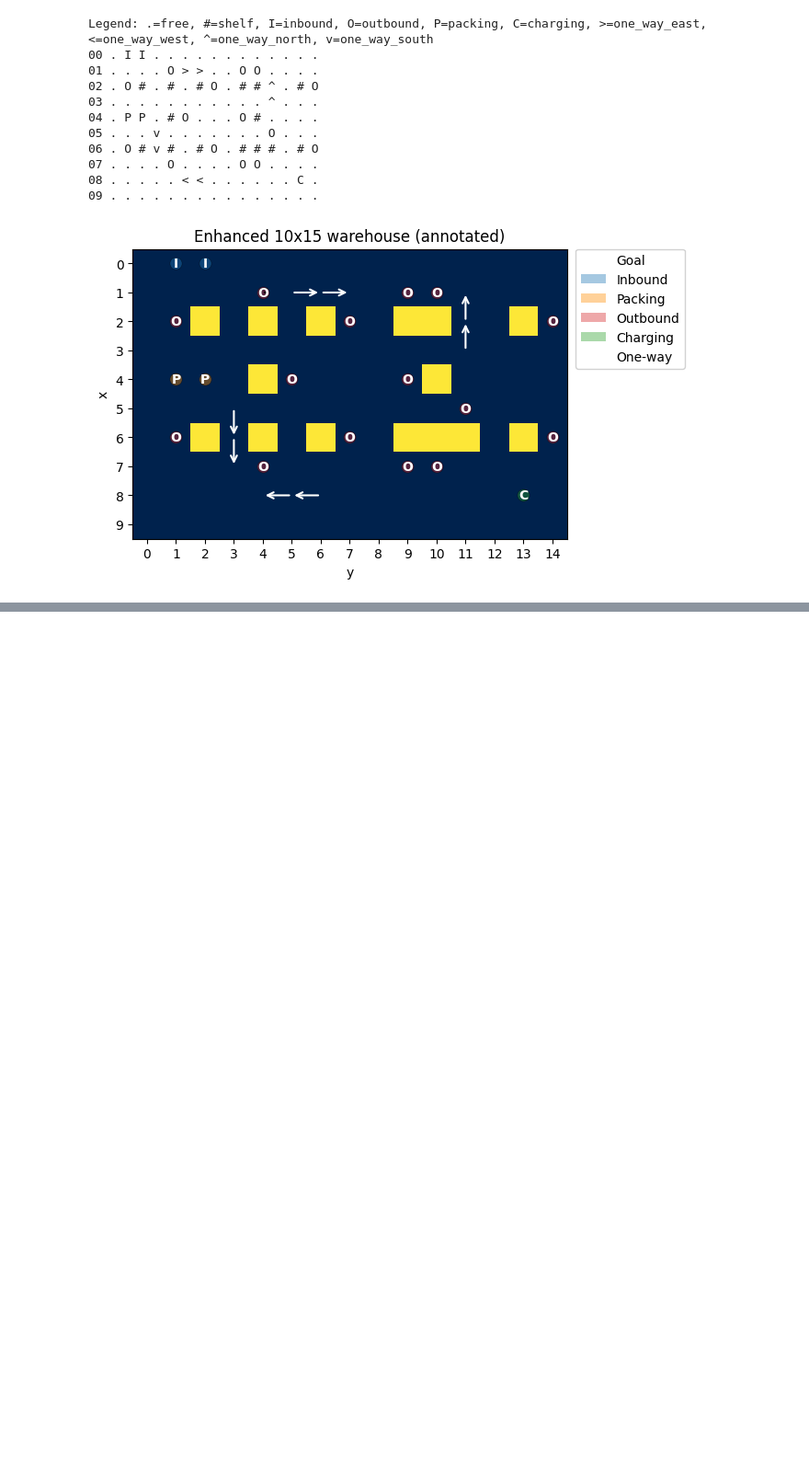
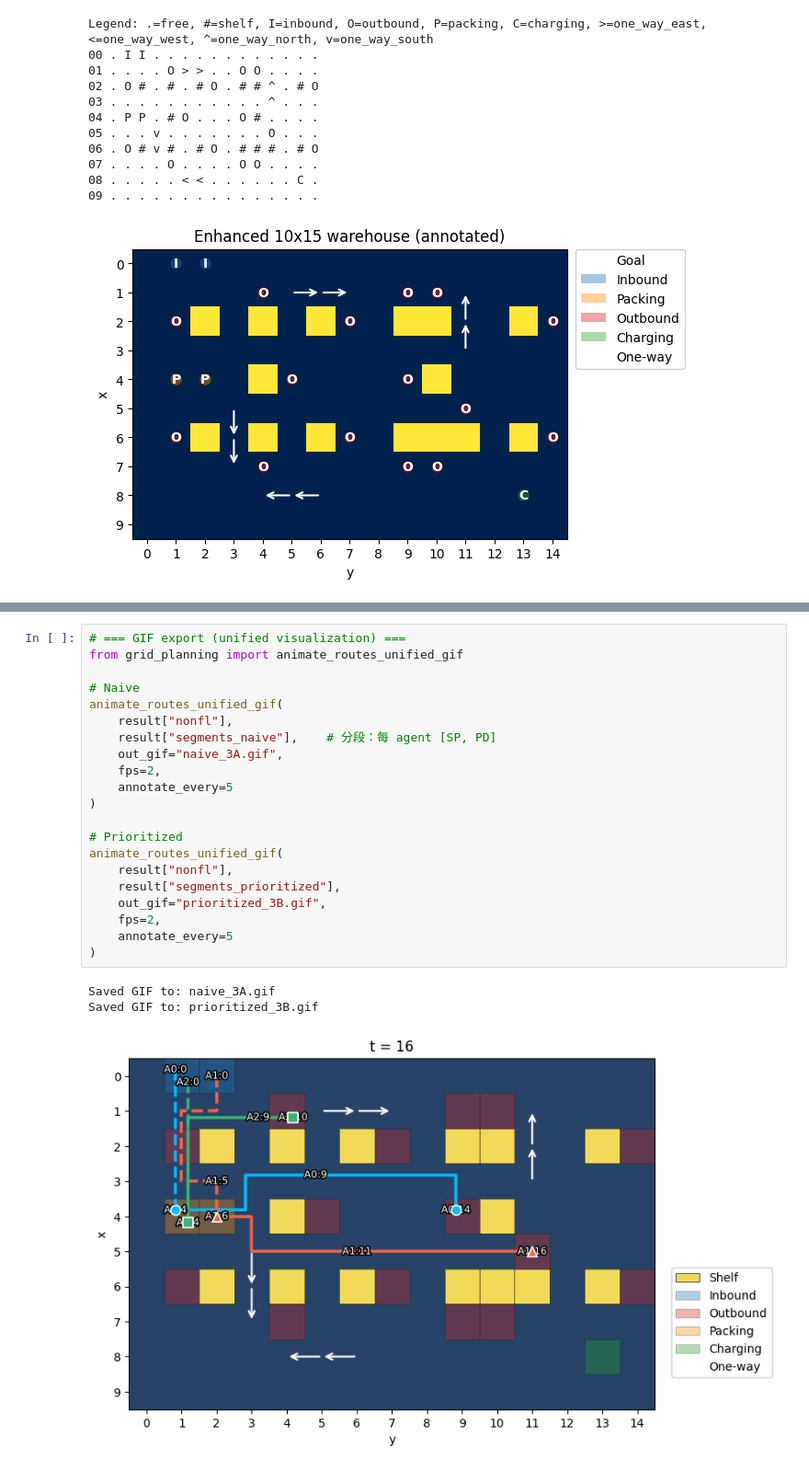
Before and after one commit to DaisioSK/CS5446-Warehouse-Robot, a Jupyter notebook: CS5446_warehouse_robot_clean.ipynb, the cells around one changed output, grey strips where cells are left out. Shown at 92% size. Saved outputs shown, nothing was run; the diff lists cells and outputs as text; blank space fills up the shorter version.

```diff
--- a/CS5446_warehouse_robot_clean.ipynb
+++ b/CS5446_warehouse_robot_clean.ipynb
@@ -315,0 +336,25 @@ Saved GIF to: sequential_2.gif
+# %%
+# === GIF export (unified visualization) ===
+from grid_planning import animate_routes_unified_gif
+
+# Naive
+animate_routes_unified_gif(
+    result["nonfl"],
+    result["segments_naive"],    # 分段：每 agent [SP, PD]
+    out_gif="naive_3A.gif",
+    fps=2,
+    annotate_every=5
+)
+
+# Prioritized
+animate_routes_unified_gif(
+    result["nonfl"],
+    result["segments_prioritized"],
+    out_gif="prioritized_3B.gif",
+    fps=2,
+    annotate_every=5
+)
+# %% [output]
+Saved GIF to: naive_3A.gif
+Saved GIF to: prioritized_3B.gif
+[figure, added]
```
Also changed, not shown: parts of 10 cells of this notebook, 4 other files.
